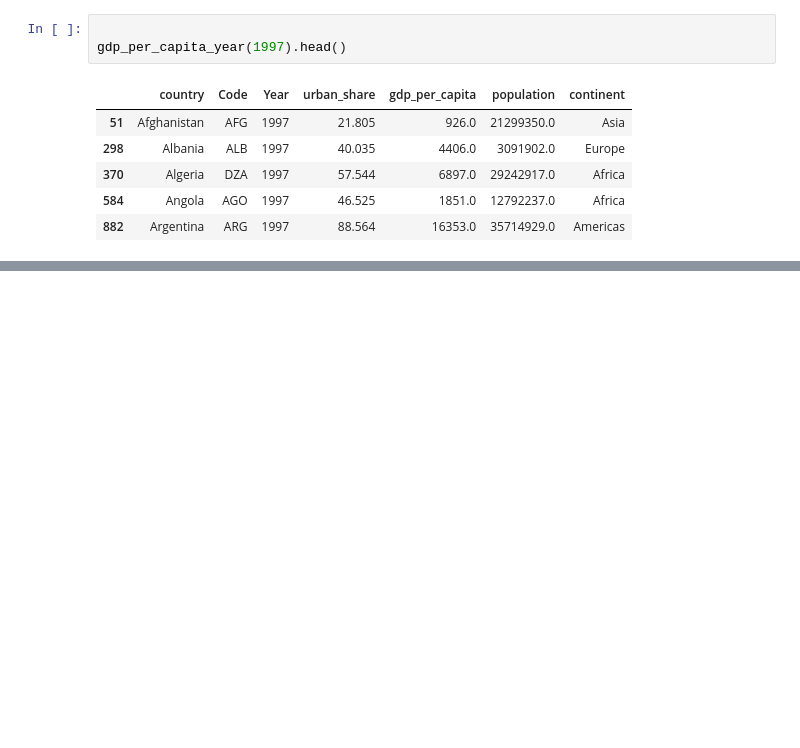
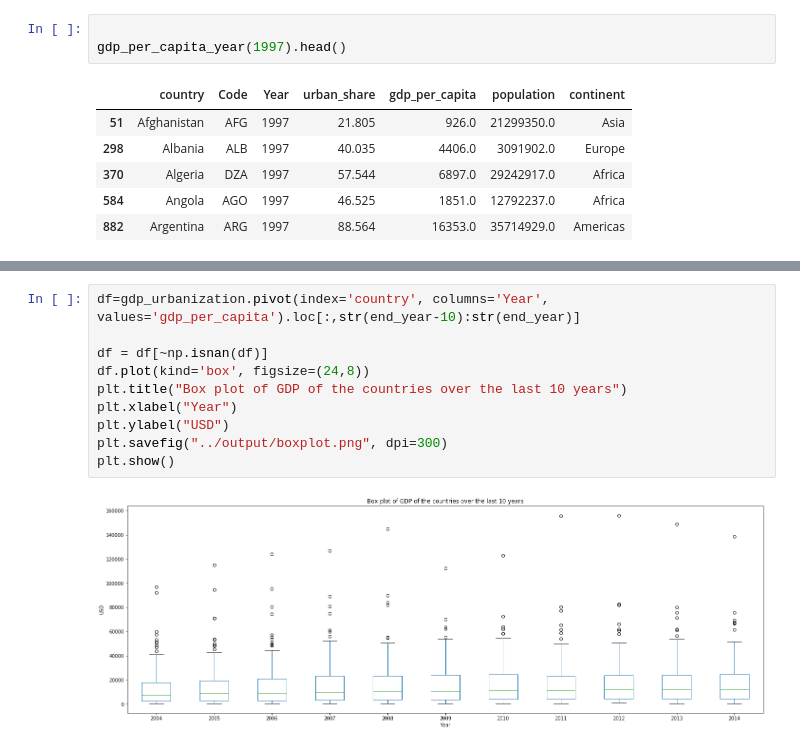
Before and after one commit to manojkdey/GW-test_repo1, a Jupyter notebook: Project-1/scripts/Untitled.ipynb, the cells around one changed output, grey strips where cells are left out. Drawn from its saved outputs; the diff is of its cells as text; blank space fills up the shorter version.

```diff
--- a/Project-1/scripts/Untitled.ipynb
+++ b/Project-1/scripts/Untitled.ipynb
@@ -308,3 +318,15 @@ plotly.offline.plot(figure, filename='animation.html')
 # %% [output]
 [interactive output not drawn]
 'animation.html'
+# %%
+df=gdp_urbanization.pivot(index='country', columns='Year', values='gdp_per_capita').loc[:,str(end_year-10):str(end_year)]
+
+df = df[~np.isnan(df)]
+df.plot(kind='box', figsize=(24,8))
+plt.title("Box plot of GDP of the countries over the last 10 years")
+plt.xlabel("Year")
+plt.ylabel("USD")
+plt.savefig("../output/boxplot.png", dpi=300)
+plt.show()
+# %% [output]
+[figure, added]
```
Also changed, not shown: parts of 7 cells of this notebook, 9 other files.
